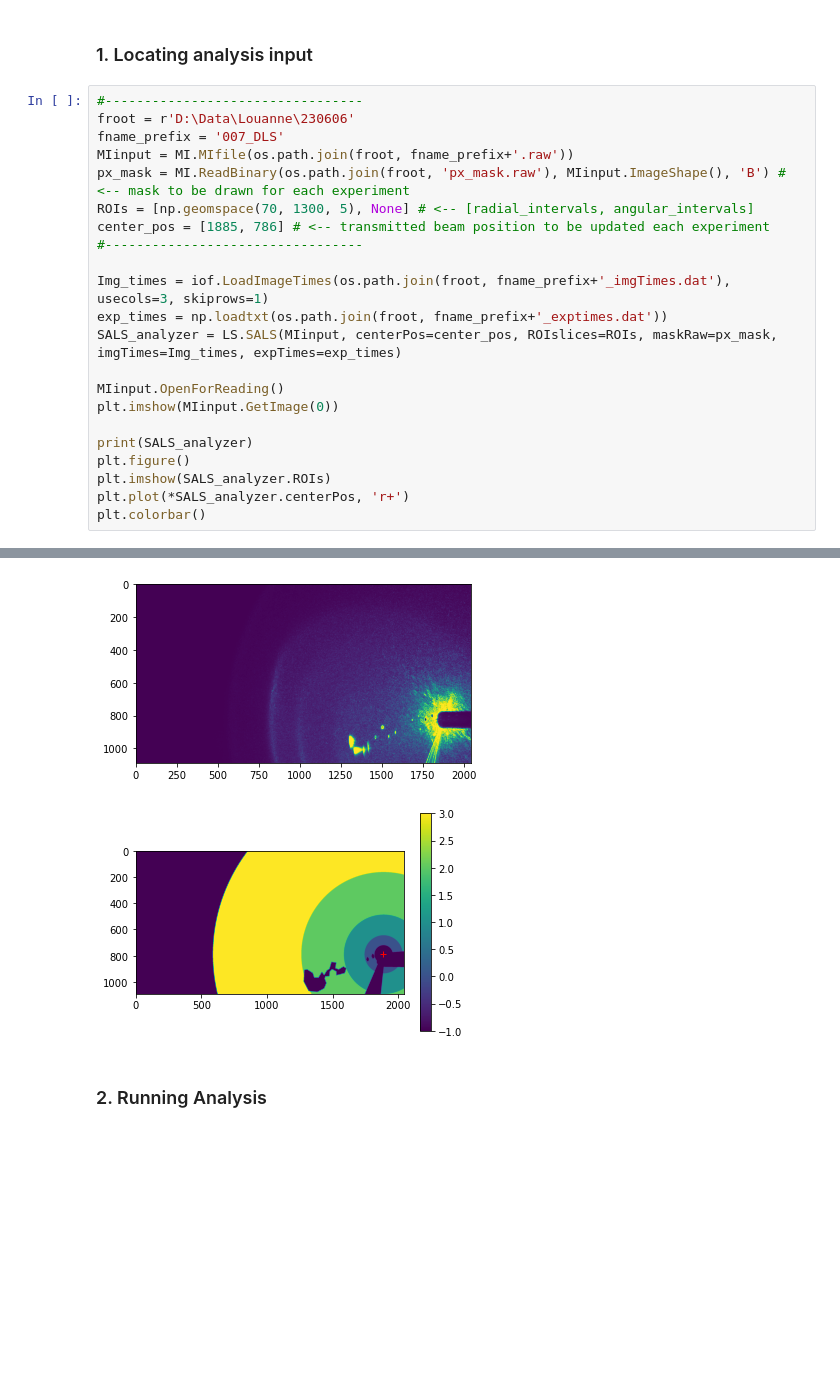
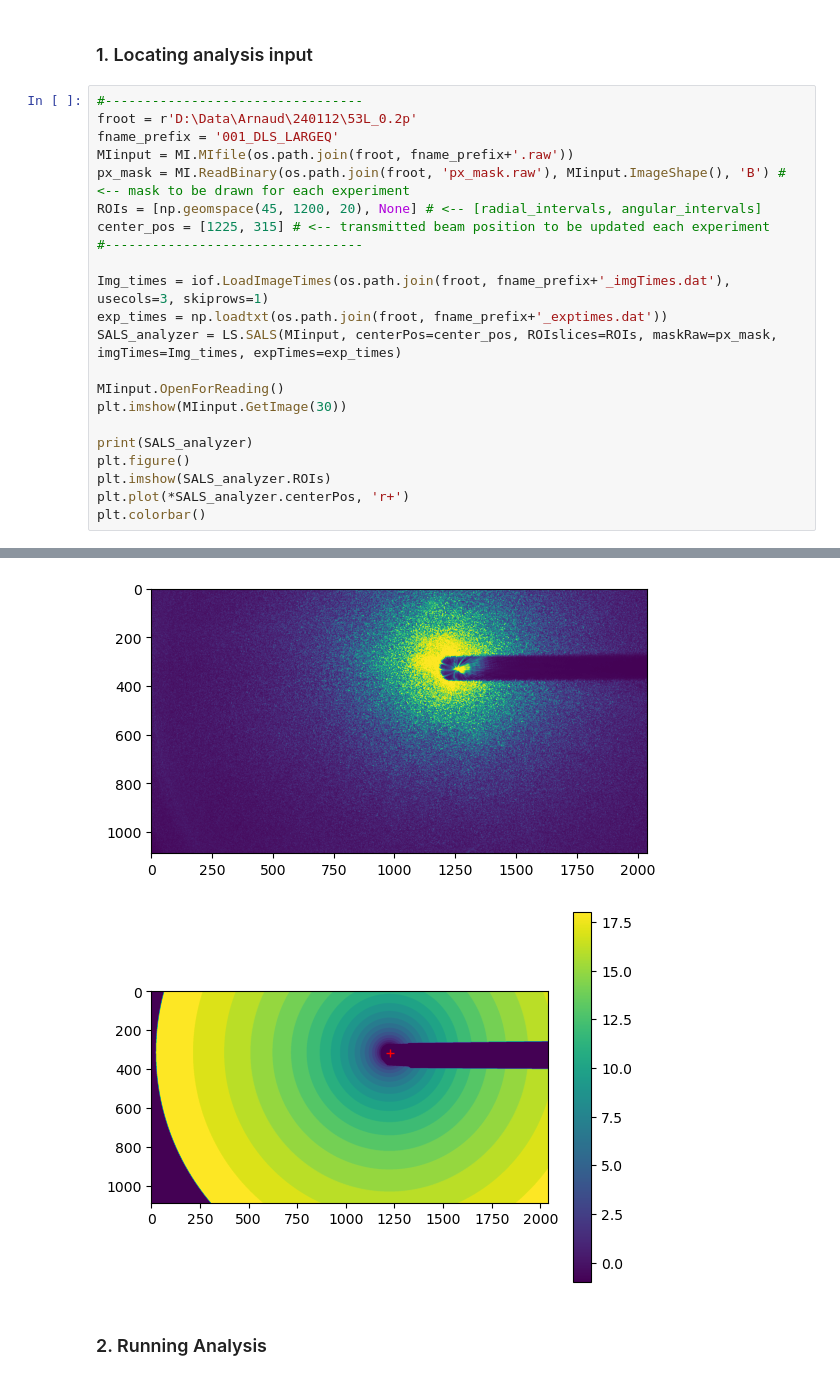
Before and after one commit to steaime/DSHpy, a Jupyter notebook: example1b_SALSsetup.ipynb, the cells around one changed output, grey strips where cells are left out. Cells and saved outputs as stored; diff of their text form; blank space fills up the shorter version.

```diff
--- a/example1b_SALSsetup.ipynb
+++ b/example1b_SALSsetup.ipynb
@@ -27,12 +27,12 @@ INFO:root:SALS tutorial started
 ### 1. Locating analysis input
 # %%
 #---------------------------------
-froot = r'D:\Data\Louanne\230606'
-fname_prefix = '007_DLS'
+froot = r'D:\Data\Arnaud\240112\53L_0.2p'
+fname_prefix = '001_DLS_LARGEQ'
 MIinput = MI.MIfile(os.path.join(froot, fname_prefix+'.raw'))
 px_mask = MI.ReadBinary(os.path.join(froot, 'px_mask.raw'), MIinput.ImageShape(), 'B') # <-- mask to be drawn for each experiment
-ROIs = [np.geomspace(70, 1300, 5), None] # <-- [radial_intervals, angular_intervals]
-center_pos = [1885, 786] # <-- transmitted beam position to be updated each experiment
+ROIs = [np.geomspace(45, 1200, 20), None] # <-- [radial_intervals, angular_intervals]
+center_pos = [1225, 315] # <-- transmitted beam position to be updated each experiment
 #---------------------------------
 
 Img_times = iof.LoadImageTimes(os.path.join(froot, fname_prefix+'_imgTimes.dat'), usecols=3, skiprows=1)
@@ -40,7 +40,7 @@ exp_times = np.loadtxt(os.path.join(froot, fname_prefix+'_exptimes.dat'))
 SALS_analyzer = LS.SALS(MIinput, centerPos=center_pos, ROIslices=ROIs, maskRaw=px_mask, imgTimes=Img_times, expTimes=exp_times)
 
 MIinput.OpenForReading()
-plt.imshow(MIinput.GetImage(0))
+plt.imshow(MIinput.GetImage(30))
 
 print(SALS_analyzer)
 plt.figure()
@@ -73,6 +74,6 @@ INFO:root:Set 4 valid ROIs
 |-----------------+---------------
 <matplotlib.colorbar.Colorbar at 0x...>
-[figure, old version]
+[figure, new version]
-[figure, old version]
+[figure, new version]
 # %% [markdown]
 ### 2. Running Analysis
```
Also changed, not shown: parts of 4 cells of this notebook, 6 other files.
